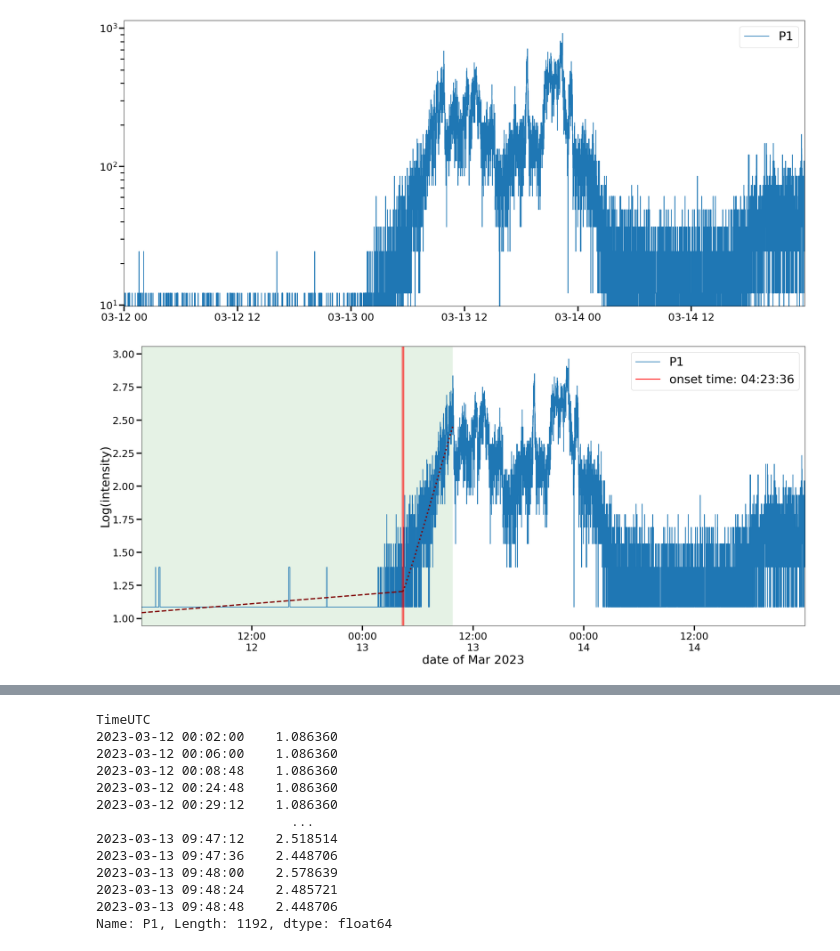
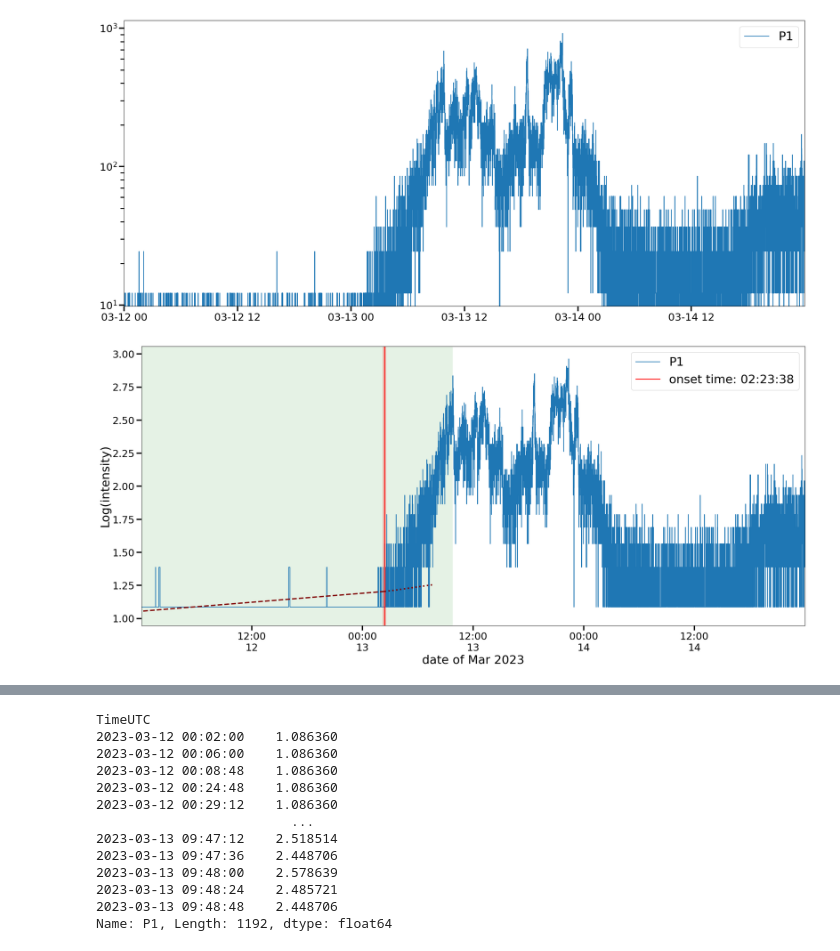
Before and after one commit to Christian-Palmroos/regression_onset_finders, a Jupyter notebook: advanced_testing.ipynb, the cells around one changed output, grey strips where cells are left out. Cells and saved outputs as stored; diff of their text form; code cells hidden in the pictures.

```diff
--- a/advanced_testing.ipynb
+++ b/advanced_testing.ipynb
@@ -52,9 +52,9 @@ reg.quicklook(data=df, channel="P1", resample=None)
 [figure]
 # %%
 results = reg.workflow(data=df, channel="P1", window=100, threshold=2, diagnostics=True,
-                              index_choice="counting_numbers")
+                              index_choice="time_s")
 # %% [output]
-[figure, old version]
+[figure, new version]
 # %%
 results
 # %% [output]
```
